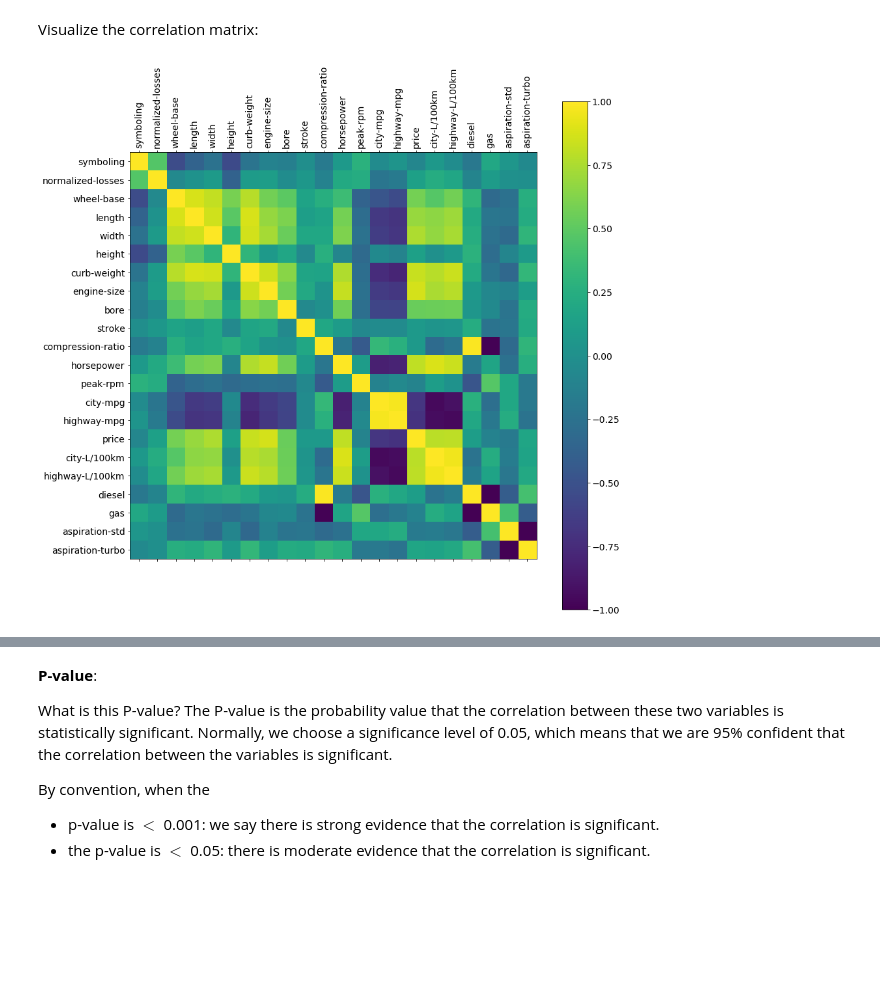
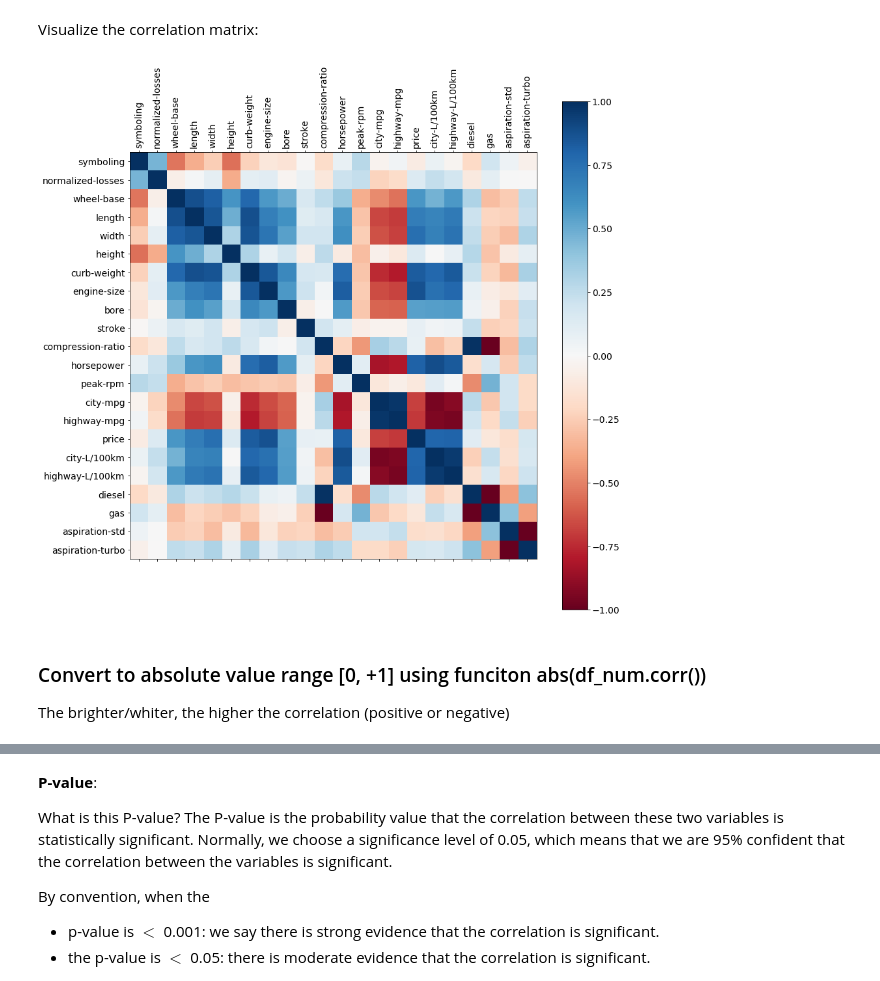
Before and after one commit to dd-consulting/DDC-Data-Science-Python, a Jupyter notebook: Module 3 Exploratory Data Analysis.ipynb, the cells around one changed output, grey strips where cells are left out. Saved outputs shown, nothing was run; the diff lists cells and outputs as text; code cells hidden in the pictures; blank space fills up the shorter version.

```diff
--- a/Module 3 Exploratory Data Analysis.ipynb
+++ b/Module 3 Exploratory Data Analysis.ipynb
@@ -752,11 +915,15 @@ df_num.corr()
 Visualize the correlation matrix:
 # %%
 f = plt.figure(figsize=(14, 14))
-plt.matshow(df_num.corr(), fignum=f.number)
+plt.matshow(df_num.corr(), fignum=f.number, cmap='RdBu')
 plt.xticks(range(df_num.shape[1]), df_num.columns, fontsize=14, rotation=90)
 plt.yticks(range(df_num.shape[1]), df_num.columns, fontsize=14)
 cb = plt.colorbar()
 cb.ax.tick_params(labelsize=14)
 plt.title(' ', fontsize=16);
 # %% [output]
-[figure, old version]
+[figure, new version]
+# %% [markdown]
+### Convert to absolute value range [0, +1] using funciton abs(df_num.corr())
+
+The brighter/whiter, the higher the correlation (positive or negative)
```
Also changed, not shown: parts of 98 cells of this notebook, 2 other files.
